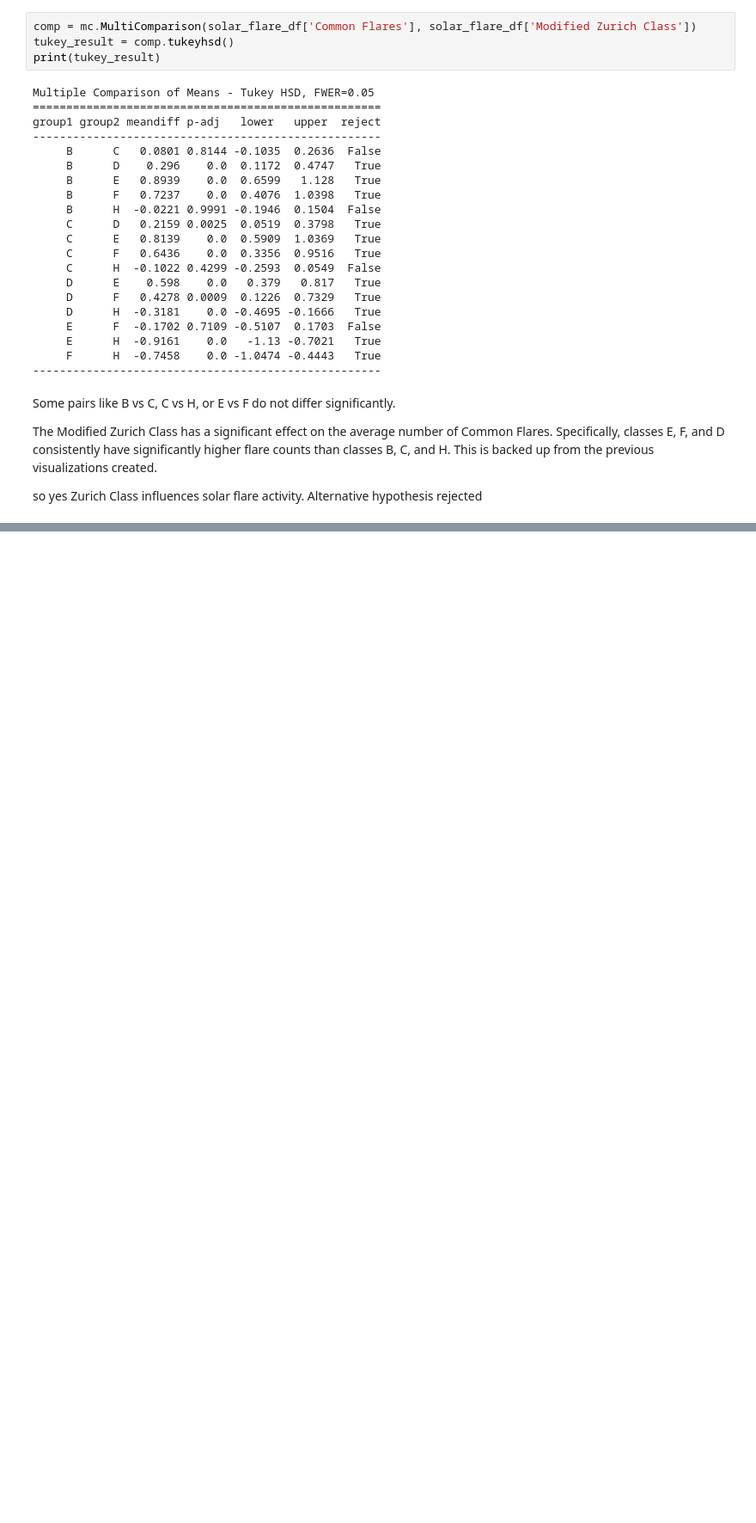
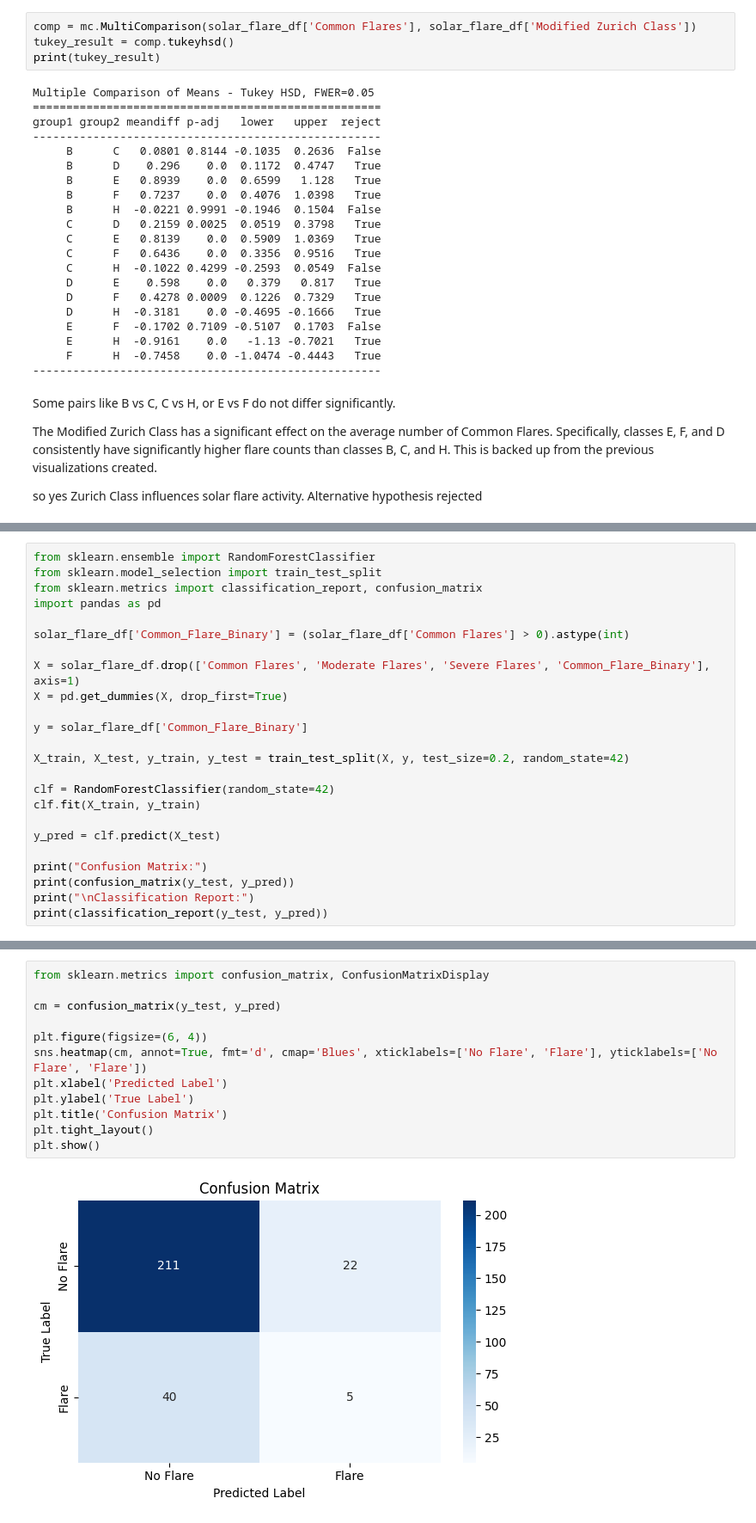
Before and after one commit to ilikecookies112345/DSRP-Project-Mentor-Assignment---Astronomy, a Jupyter notebook: DSRP_Project_&_Mentor_Assignment_Astronomy.ipynb, the cells around one changed output, grey strips where cells are left out. Shown: that part at 86% size. Cells and saved outputs as stored; diff of their text form; blank space fills up the shorter version.

```diff
--- a/DSRP_Project_&_Mentor_Assignment_Astronomy.ipynb
+++ b/DSRP_Project_&_Mentor_Assignment_Astronomy.ipynb
@@ -453,0 +547,24 @@ Alternative hypothesis rejected
+# %%
+from sklearn.ensemble import RandomForestClassifier
+from sklearn.model_selection import train_test_split
+from sklearn.metrics import classification_report, confusion_matrix
+import pandas as pd
+
+solar_flare_df['Common_Flare_Binary'] = (solar_flare_df['Common Flares'] > 0).astype(int)
+
+X = solar_flare_df.drop(['Common Flares', 'Moderate Flares', 'Severe Flares', 'Common_Flare_Binary'], axis=1)
+X = pd.get_dummies(X, drop_first=True)
+
+y = solar_flare_df['Common_Flare_Binary']
+
+X_train, X_test, y_train, y_test = train_test_split(X, y, test_size=0.2, random_state=42)
+
+clf = RandomForestClassifier(random_state=42)
+clf.fit(X_train, y_train)
+
+y_pred = clf.predict(X_test)
+
+print("Confusion Matrix:")
+print(confusion_matrix(y_test, y_pred))
+print("\nClassification Report:")
+print(classification_report(y_test, y_pred))
@@ -453,0 +585,14 @@ Alternative hypothesis rejected
+# %%
+from sklearn.metrics import confusion_matrix, ConfusionMatrixDisplay
+
+cm = confusion_matrix(y_test, y_pred)
+
+plt.figure(figsize=(6, 4))
+sns.heatmap(cm, annot=True, fmt='d', cmap='Blues', xticklabels=['No Flare', 'Flare'], yticklabels=['No Flare', 'Flare'])
+plt.xlabel('Predicted Label')
+plt.ylabel('True Label')
+plt.title('Confusion Matrix')
+plt.tight_layout()
+plt.show()
+# %% [output]
+[figure, added]
```
Also changed, not shown: parts of 9 cells of this notebook.
